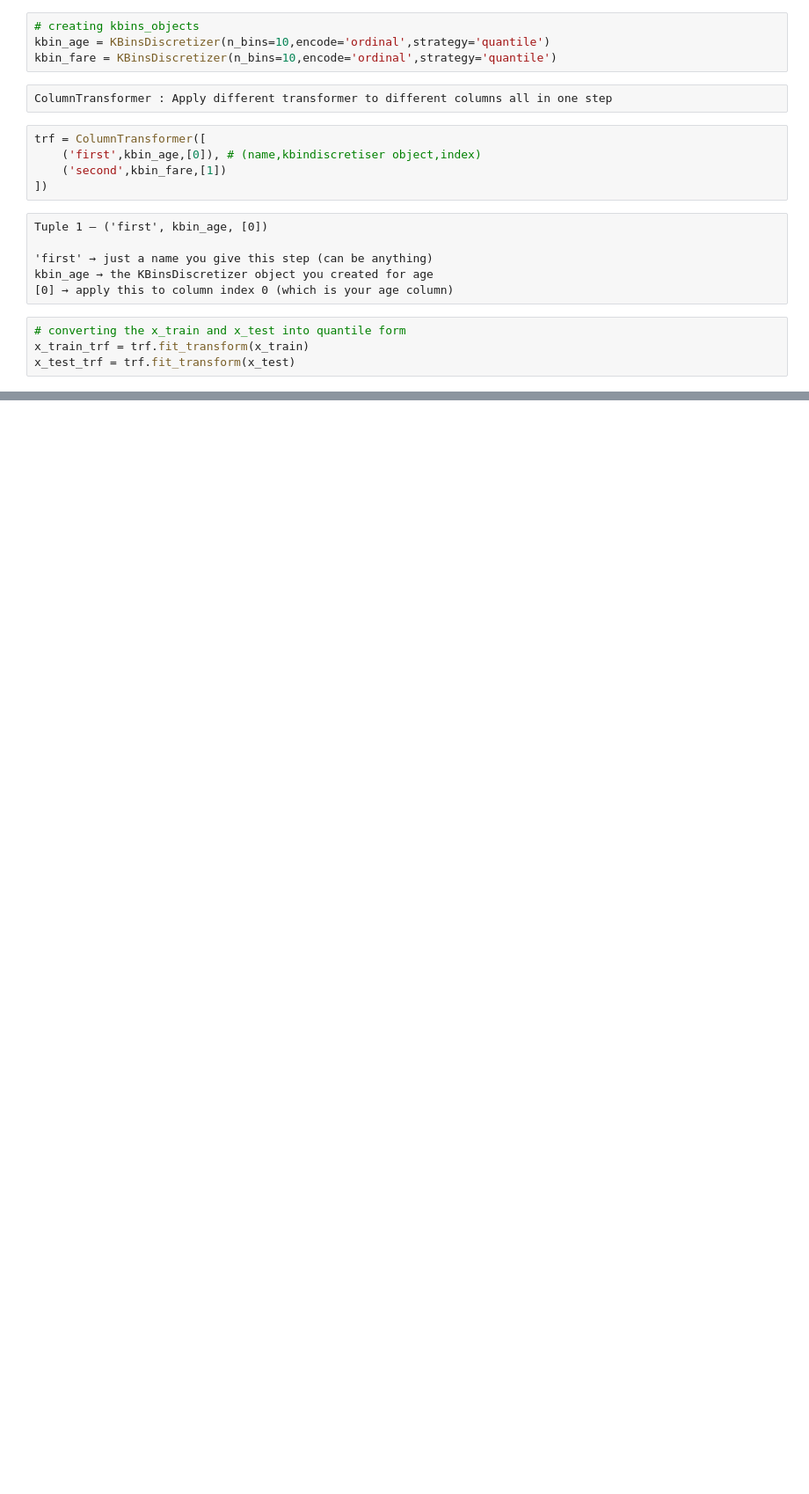
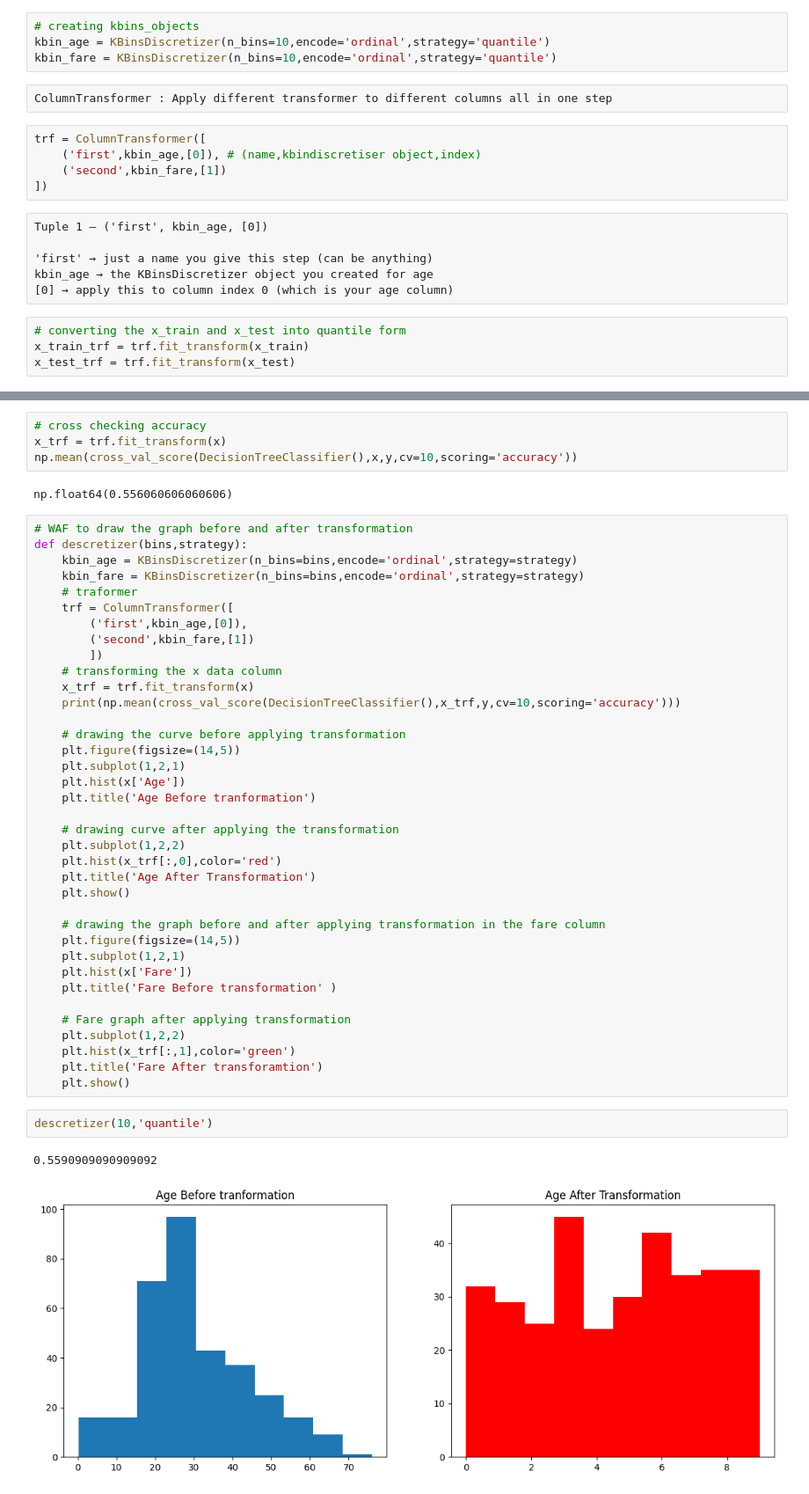
Before and after one commit to DeepakAK47/ML-Learning-Journey, a Jupyter notebook: fourth_phase/day32.ipynb, the cells around one changed output, grey strips where cells are left out. Shown at 88% size. Cells and saved outputs as stored; diff of their text form; blank space fills up the shorter version.

Commit message:
applying discretization

```diff
--- a/fourth_phase/day32.ipynb
+++ b/fourth_phase/day32.ipynb
@@ -176,0 +218,48 @@ array([[3., 0.],
+# %%
+# cross checking accuracy
+x_trf = trf.fit_transform(x)
+np.mean(cross_val_score(DecisionTreeClassifier(),x,y,cv=10,scoring='accuracy'))
+# %% [output]
+np.float64(0.556060606060606)
+# %%
+# WAF to draw the graph before and after transformation
+def descretizer(bins,strategy):
+    kbin_age = KBinsDiscretizer(n_bins=bins,encode='ordinal',strategy=strategy)
+    kbin_fare = KBinsDiscretizer(n_bins=bins,encode='ordinal',strategy=strategy)
+    # traformer
+    trf = ColumnTransformer([
+        ('first',kbin_age,[0]),
+        ('second',kbin_fare,[1])
+        ])
+    # transforming the x data column
+    x_trf = trf.fit_transform(x)
+    print(np.mean(cross_val_score(DecisionTreeClassifier(),x_trf,y,cv=10,scoring='accuracy')))
+
+    # drawing the curve before applying transformation
+    plt.figure(figsize=(14,5))
+    plt.subplot(1,2,1)
+    plt.hist(x['Age'])
+    plt.title('Age Before tranformation')
+
+    # drawing curve after applying the transformation
+    plt.subplot(1,2,2)
+    plt.hist(x_trf[:,0],color='red')
+    plt.title('Age After Transformation')
+    plt.show()
+
+    # drawing the graph before and after applying transformation in the fare column
+    plt.figure(figsize=(14,5))
+    plt.subplot(1,2,1)
+    plt.hist(x['Fare'])
+    plt.title('Fare Before transformation' )
+
+    # Fare graph after applying transformation
+    plt.subplot(1,2,2)
+    plt.hist(x_trf[:,1],color='green')
+    plt.title('Fare After transforamtion')
+    plt.show()
+# %%
+descretizer(10,'quantile')
+# %% [output]
+0.5590909090909092
+[figure, added]
```
Also changed, not shown: parts of 16 cells of this notebook.
